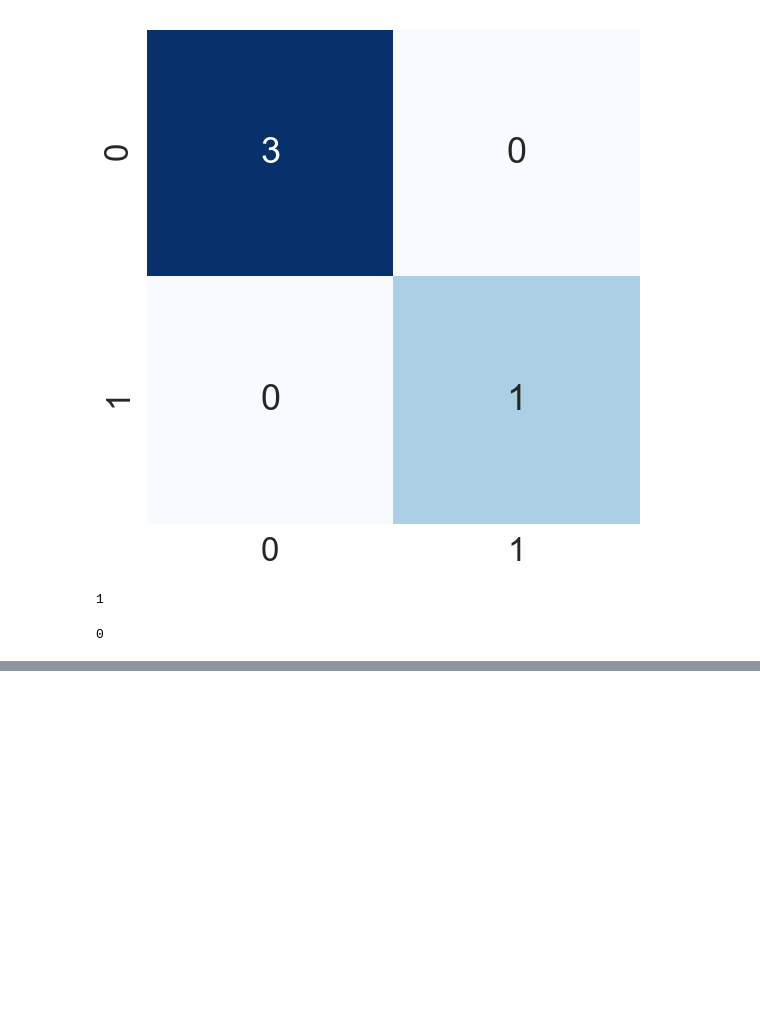
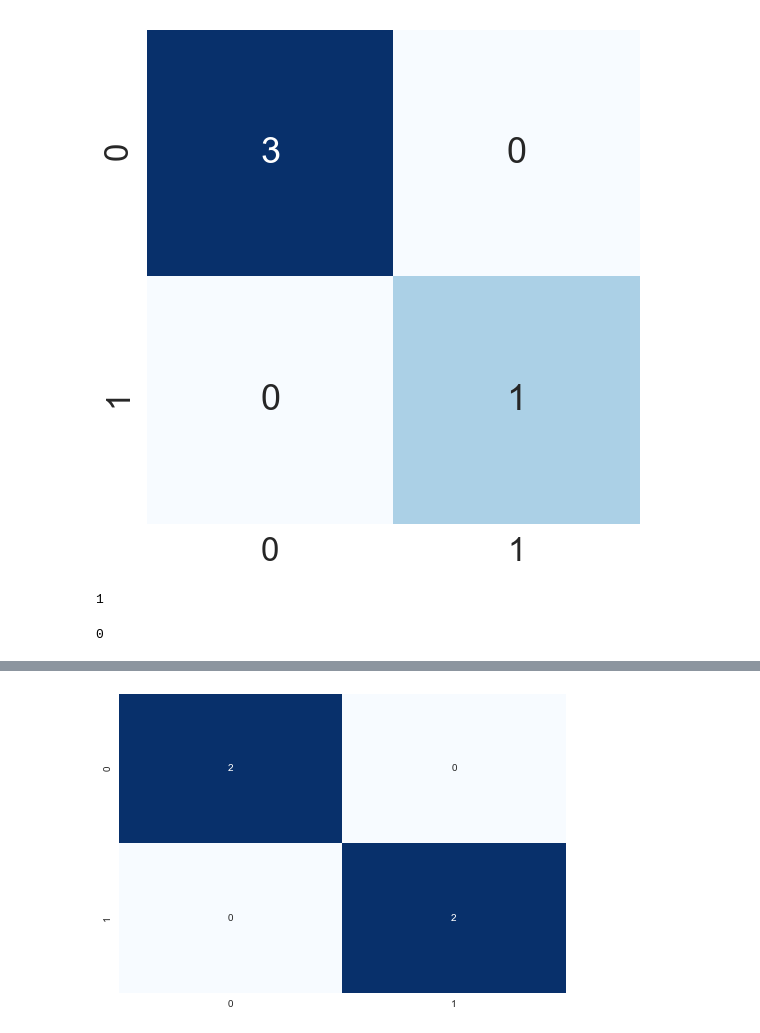
Before and after one commit to td2deshan/easylearnai, a Jupyter notebook: 2 post - binay logistic regression.ipynb, the cells around one changed output, grey strips where cells are left out. Cells and saved outputs as stored; diff of their text form; code cells hidden in the pictures; blank space fills up the shorter version.

Commit message:
logistic regression AND gate & XOR gate

```diff
--- a/2 post - binay logistic regression.ipynb
+++ b/2 post - binay logistic regression.ipynb
@@ -139,0 +182,16 @@ predict_logical_and(0, 1)
+# %%
+#display confusion_matrix for binary logic gate outputs
+#used sklearn, matplotlib & seaborn libraries
+def displayBinaryCM(model, x, y):
+    pred = model.predict(x)
+    #convert values which greater than .5 into 1 & other into 0
+    pred[pred > .5] = 1
+    pred[pred <= .5] = 0
+
+    cm = confusion_matrix(y, pred)
+
+    sns.heatmap(cm, annot=True, cmap='Blues', cbar=False, fmt='d')
+
+displayBinaryCM(model, inputs, outputs)
+# %% [output]
+[figure, added]
```
Also changed, not shown: parts of 8 cells of this notebook.
